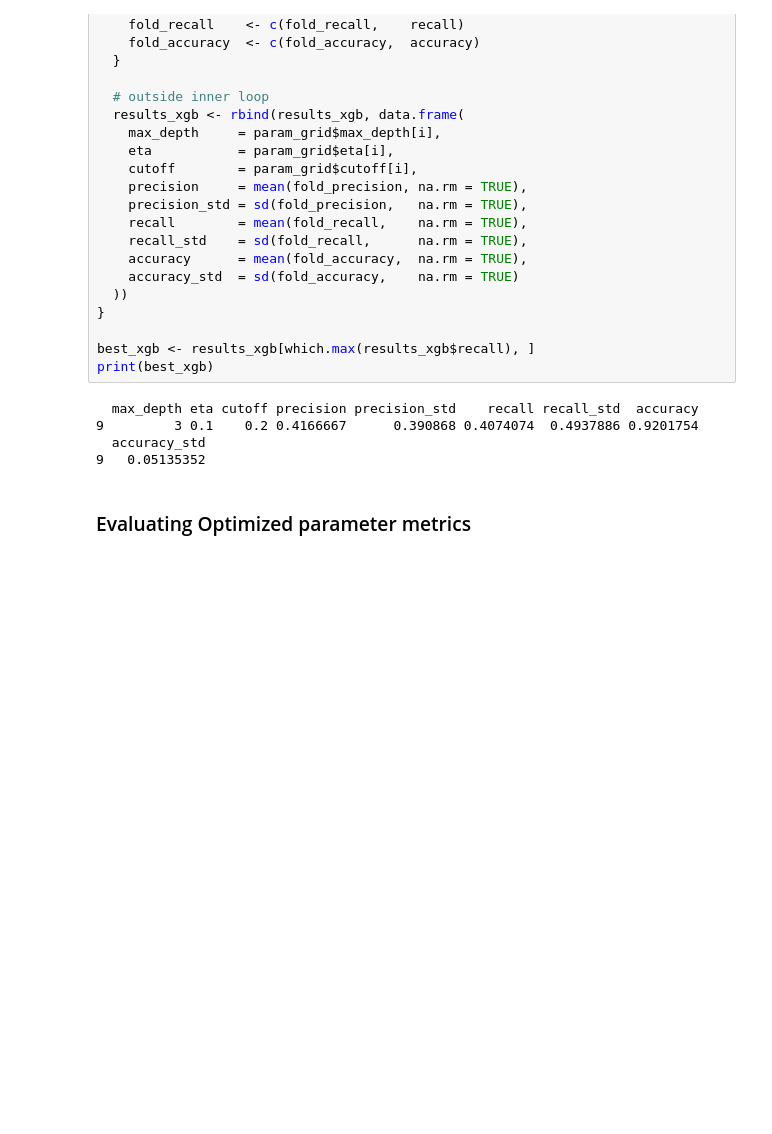
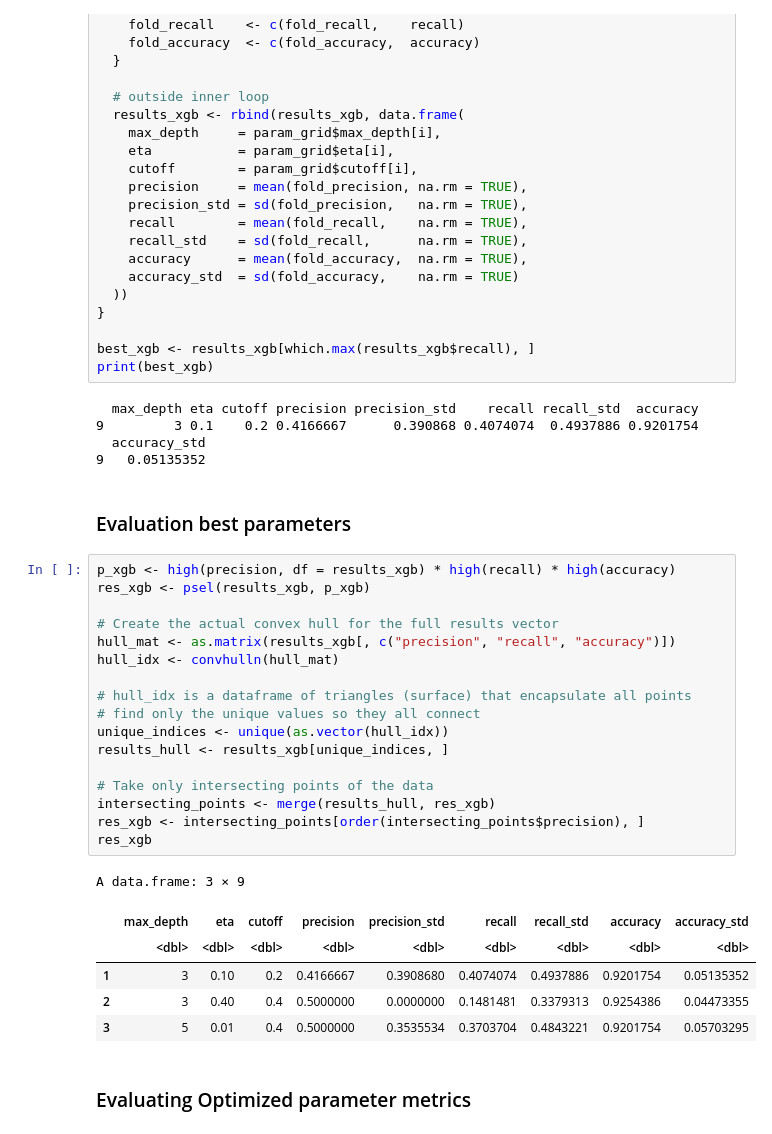
Before and after one commit to MuddORLab/Predicting-Measles-Outbreaks, a Jupyter notebook: 2026SU/CART_on_raw_data.ipynb, the cells around one changed output. Saved outputs shown, nothing was run; the diff lists cells and outputs as text; blank space fills up the shorter version.

```diff
--- a/2026SU/CART_on_raw_data.ipynb
+++ b/2026SU/CART_on_raw_data.ipynb
@@ -196,6 +191,32 @@ print(best_xgb)
 9         3 0.1    0.2 0.4166667      0.390868 0.4074074  0.4937886 0.9201754
   accuracy_std
 9   0.05135352
+# %% [markdown]
+### Evaluation best parameters
+# %%
+p_xgb <- high(precision, df = results_xgb) * high(recall) * high(accuracy)
+res_xgb <- psel(results_xgb, p_xgb)
+
+# Create the actual convex hull for the full results vector
+hull_mat <- as.matrix(results_xgb[, c("precision", "recall", "accuracy")])
+hull_idx <- convhulln(hull_mat)
+
+# hull_idx is a dataframe of triangles (surface) that encapsulate all points
+# find only the unique values so they all connect
+unique_indices <- unique(as.vector(hull_idx))
+results_hull <- results_xgb[unique_indices, ]
+
+# Take only intersecting points of the data
+intersecting_points <- merge(results_hull, res_xgb)
+res_xgb <- intersecting_points[order(intersecting_points$precision), ]
+res_xgb
+# %% [output]
+A data.frame: 3 × 9
+|  | max_depth | eta | cutoff | precision | precision_std | recall | recall_std | accuracy | accuracy_std |
+|  | <dbl> | <dbl> | <dbl> | <dbl> | <dbl> | <dbl> | <dbl> | <dbl> | <dbl> |
+| 1 | 3 | 0.10 | 0.2 | 0.4166667 | 0.3908680 | 0.4074074 | 0.4937886 | 0.9201754 | 0.05135352 |
+| 2 | 3 | 0.40 | 0.4 | 0.5000000 | 0.0000000 | 0.1481481 | 0.3379313 | 0.9254386 | 0.04473355 |
+| 3 | 5 | 0.01 | 0.4 | 0.5000000 | 0.3535534 | 0.3703704 | 0.4843221 | 0.9201754 | 0.05703295 |
 # %% [markdown]
 ### Evaluating Optimized parameter metrics
 # %%
```
Also changed, not shown: parts of 4 cells of this notebook, 5 other files.
